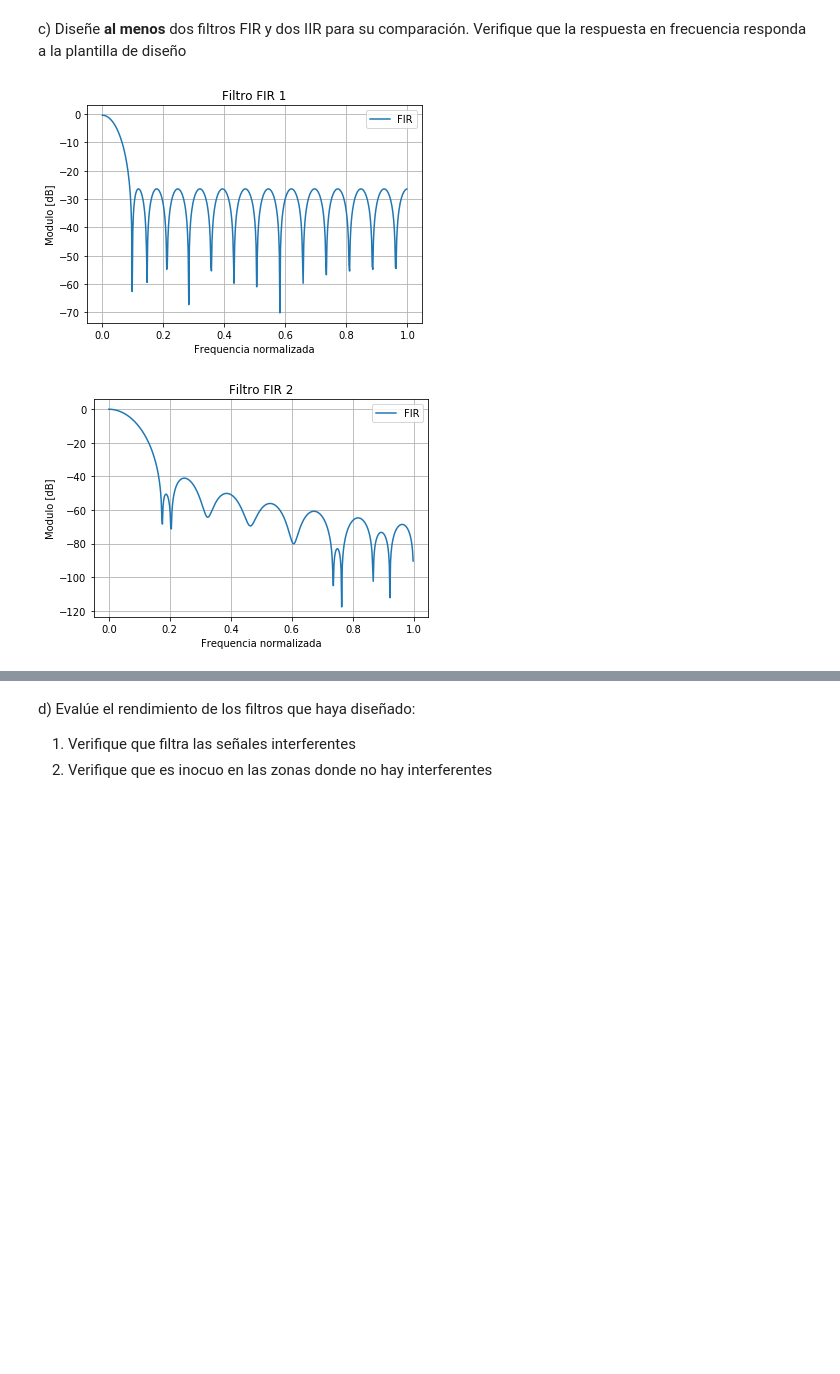
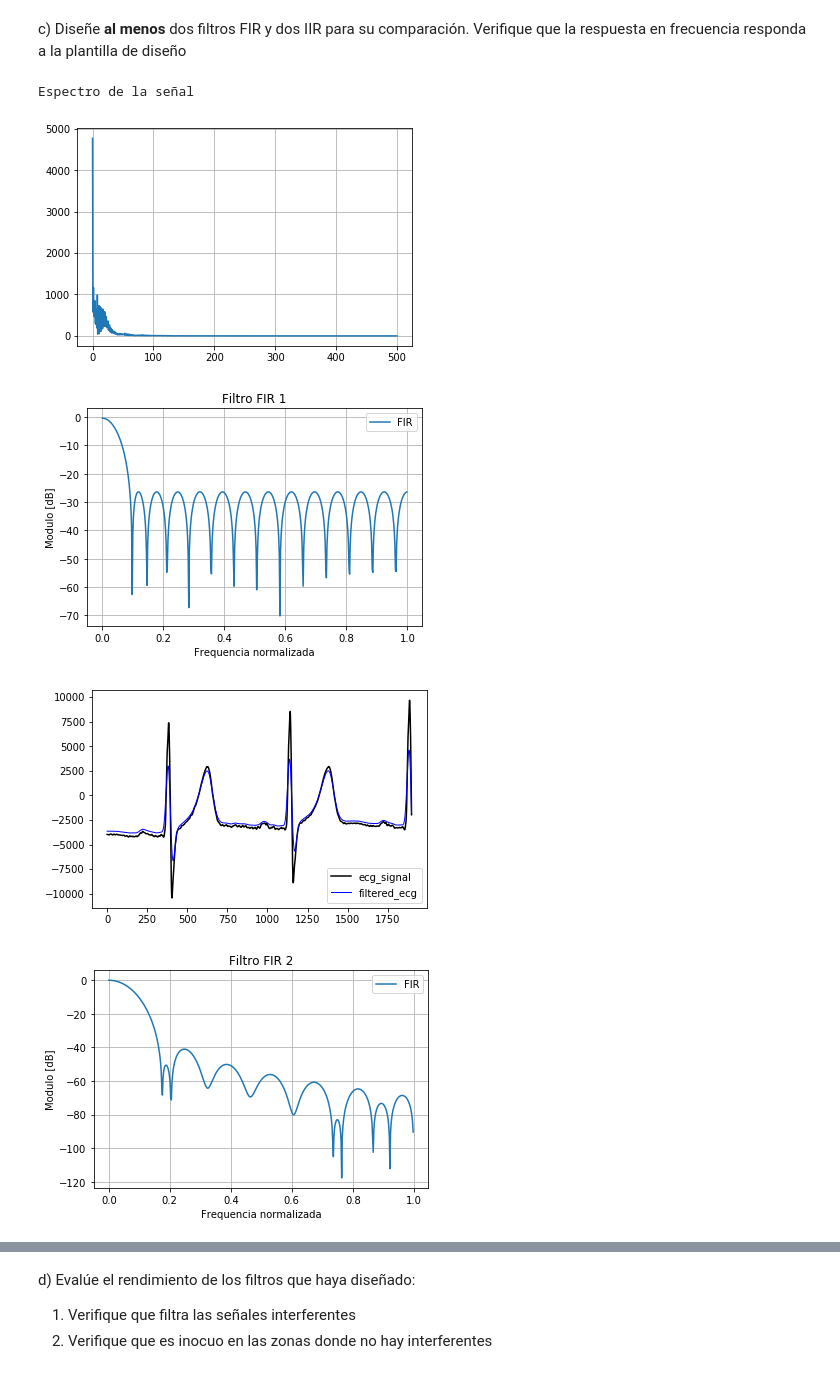
Before and after one commit to ericsonj/TPs_MSE_PSF, a Jupyter notebook: TP2-Filtrado.ipynb, the cells around one changed output, grey strips where cells are left out. Cells and saved outputs as stored; diff of their text form; code cells hidden in the pictures; blank space fills up the shorter version.

```diff
--- a/TP2-Filtrado.ipynb
+++ b/TP2-Filtrado.ipynb
@@ -402,6 +402,28 @@ b) ¿Cómo obtuvo dichos valores?
 # %% [markdown]
 c) Diseñe **al menos** dos filtros FIR y dos IIR para su comparación. Verifique que la respuesta en frecuencia responda a la plantilla de diseño
 # %%
+import scipy.io as spio
+from scipy import signal
+from scipy.fftpack import fft
+
+mat = spio.loadmat('ECG_TP4.mat', squeeze_me=True)
+
+ecg_signal = mat['ecg_lead'];
+ecg_signal = ecg_signal[100:2000]
+
+Fs = 1000;
+ts = 1/Fs
+N = 1901
+
+print("Espectro de la señal")
+
+yf = fft(ecg_signal)
+xf = np.linspace(0.0, 1.0/(2.0*ts), N//2)
+import matplotlib.pyplot as plt
+plt.plot(xf, 2.0/N * np.abs(yf[0:N//2]))
+plt.grid()
+plt.show()
+
 ## FILTRO FIR 1
 ## Usando la herramienta pyFDA y teniendo en cuenta que se quiere
 ## conservar la morfologia de la señal, se diseño un filtro FIR
@@ -442,6 +464,9 @@ a = [0.031056987747076294,
 0.016047995640571265,
 0.031056987747076294]
 
+b = np.zeros(len(a))
+b[0] = 1
+
 ww, hh = sig.freqz(np.array(a), 1)
 ww = ww / np.pi
 
@@ -454,6 +479,12 @@ plt.ylabel('Modulo [dB]')
 plt.grid(which='both', axis='both')
 axes_hdl = plt.gca()
 axes_hdl.legend()
+plt.show()
+
+filtered_ecg = signal.filtfilt(a,b,ecg_signal)
+plt.plot(ecg_signal, 'k-', label='ecg_signal')
+plt.plot(filtered_ecg, 'b-', linewidth=1, label='filtered_ecg')
+plt.legend(loc='best')
 plt.show()
 
 ## FILTRO FIR 2
@@ -482,32 +513,44 @@ a = [0.001218571276082581,
 0.07618424832905003,
 0.07979482978480504,
 0.07979482978480504,
 0.07618424832905003,
 0.07058946646197799,
 0.06334679104328907,
 0.05490683430051254,
 0.045793017012035836,
 0.03655364641544197,
 0.027712653784719345,
 0.019724151378087605,
 0.012935463457197947,
 0.007562266159509068,
 0.003678060597291054,
 0.0012185712760825836]
 
+b = np.zeros(len(a))
+b[0] = 1
+
 ww, hh = sig.freqz(np.array(a), 1)
 ww = ww / np.pi
 
 plt.figure(1)
 plt.plot(ww, 20 * np.log10(abs(hh)), label='FIR')
 
 plt.title('Filtro FIR 2')
 plt.xlabel('Frequencia normalizada')
 plt.ylabel('Modulo [dB]')
 plt.grid(which='both', axis='both')
 axes_hdl = plt.gca()
 axes_hdl.legend()
 plt.show()
+
+filtered_ecg = signal.filtfilt(a,b,ecg_signal)
+plt.plot(ecg_signal, 'k-', label='ecg_signal')
+plt.plot(filtered_ecg, 'b-', linewidth=1, label='filtered_ecg')
+plt.legend(loc='best')
+plt.show()
 # %% [output]
+Espectro de la señal
-[figure, old version]
+[figure, new version]
-[figure, old version]
+[figure, new version]
+[figure, added]
+[figure, added]
```
Also changed, not shown: parts of 8 cells of this notebook, 1 other file.
